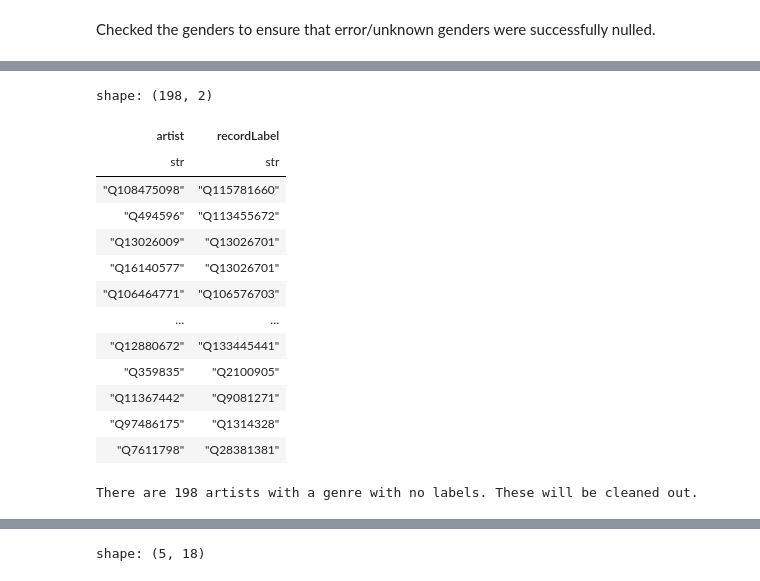
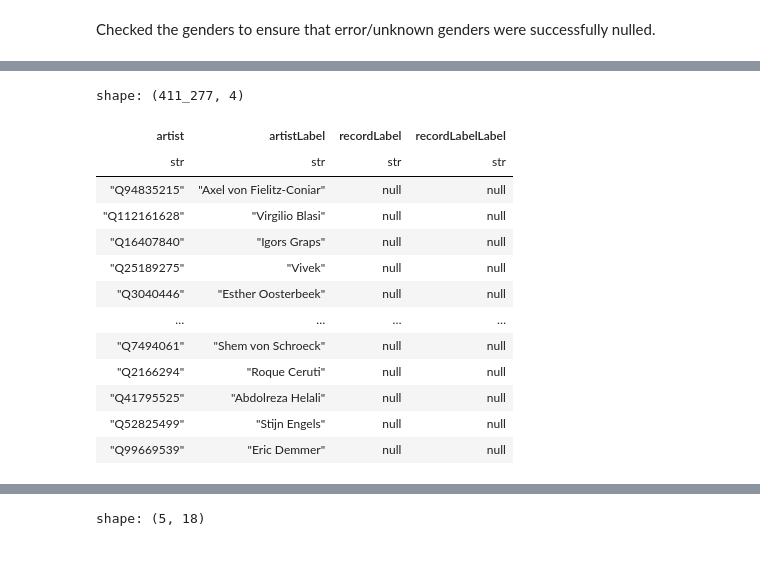
Before and after one commit to malik-files/MScDiss_IGASTNBK_, a Jupyter notebook: Main Code/cleaning_inspecting_labelling_Wikidata_artists.ipynb, the cells around one changed output, grey strips where cells are left out. Saved outputs shown, nothing was run; the diff lists cells and outputs as text; code cells hidden in the pictures.

```diff
--- a/Main Code/cleaning_inspecting_labelling_Wikidata_artists.ipynb
+++ b/Main Code/cleaning_inspecting_labelling_Wikidata_artists.ipynb
@@ -122,8 +130,17 @@ shape: (3, 2)
 #Genres with no labels in english/default language
 noGenre = artistDF.filter(
     pl.col("genre").is_in(pl.col("genreLabel").implode())
-).select(pl.col(["artist",'genre'])).unique()
-display(noGenre)
-print(f"There are {len(noGenre)} artists with a genre with no labels. These will be cleaned out.")
-noGenre.write_csv("./missingValuesStore/artistsEntitiesWithoutLabelledGenres.csv")
+).select(pl.col('genreLabel')).unique()
+noGenreName_dict = {k: None for k in noGenre["genreLabel"].to_list()}
+artistDF = artistDF.with_columns(pl.col("genreLabel").replace(noGenreName_dict))
+artistDF = artistDF.with_columns(
+    genre = pl.when(~pl.col('genre').str.starts_with("Q")).then(None).otherwise(pl.col('genre'))
+)
+
+noGenreLabel = artistDF.filter(
+    pl.col("genreLabel").is_null(),
+).select(pl.col(["artist","artistLabel","genre","genreLabel"])).unique()
+display(noGenreLabel)
+#print(f"There are {len(noGenre)} artists with a genre with no labels. These will be cleaned out.")
+noGenreLabel.write_csv("./missingValuesStore/artistsEntitiesWithoutLabelledGenresOrNoGenres.csv")
 # %% [output]
@@ -134,27 +161,35 @@ There are 0 artists with a genre with no labels. These will be cleaned out.
 # %%
 #Record Labels without a label
 noRecordLabelLabel = artistDF.filter(
     pl.col("recordLabel").is_in(pl.col("recordLabelLabel").implode())
-).select(pl.col(["artist","recordLabel"])).unique()
-display(noRecordLabelLabel)
-print(f"There are {len(noRecordLabelLabel)} artists with a genre with no labels. These will be cleaned out.")
-noRecordLabelLabel.write_csv("./missingValuesStore/artistsEntitiesWithoutLabelledRecordLabels.csv")
+).select(pl.col(["recordLabelLabel"])).unique()
+recordLabel_dict = {k: None for k in noRecordLabelLabel["recordLabelLabel"].to_list()}
+artistDF = artistDF.with_columns(
+    pl.col("recordLabelLabel").replace(recordLabel_dict),
+    recordLabel = pl.when(~pl.col('recordLabel').str.starts_with("Q")).then(None).otherwise(pl.col('recordLabel')),
+)
+
+recordLabelsWithNoLabel = artistDF.filter(
+    pl.col("recordLabelLabel").is_null()
+).select(["artist","artistLabel","recordLabel","recordLabelLabel"]).unique()
+display(recordLabelsWithNoLabel)
+
+recordLabelsWithNoLabel.write_csv("./missingValuesStore/artistsEntitiesWithoutLabelledRecordLabelsOrNoRecordLabels.csv")
 # %% [output]
-shape: (198, 2)
+shape: (411_277, 4)
-| artist | recordLabel |
-| str | str |
-| "Q108475098" | "Q115781660" |
-| "Q494596" | "Q113455672" |
-| "Q13026009" | "Q13026701" |
-| "Q16140577" | "Q13026701" |
-| "Q106464771" | "Q106576703" |
-| … | … |
-| "Q12880672" | "Q133445441" |
-| "Q359835" | "Q2100905" |
-| "Q11367442" | "Q9081271" |
-| "Q97486175" | "Q1314328" |
-| "Q7611798" | "Q28381381" |
+| artist | artistLabel | recordLabel | recordLabelLabel |
+| str | str | str | str |
+| "Q94835215" | "Axel von Fielitz-Coniar" | null | null |
+| "Q112161628" | "Virgilio Blasi" | null | null |
+| "Q16407840" | "Igors Graps" | null | null |
+| "Q25189275" | "Vivek" | null | null |
+| "Q3040446" | "Esther Oosterbeek" | null | null |
+| … | … | … | … |
+| "Q7494061" | "Shem von Schroeck" | null | null |
+| "Q2166294" | "Roque Ceruti" | null | null |
+| "Q41795525" | "Abdolreza Helali" | null | null |
+| "Q52825499" | "Stijn Engels" | null | null |
+| "Q99669539" | "Eric Demmer" | null | null |
-There are 198 artists with a genre with no labels. These will be cleaned out.
 # %%
 #Influences Labels without a label
 noLabelsInfluencedBY = artistDF.filter(
```
Also changed, not shown: parts of 6 cells of this notebook, 6 other files.
